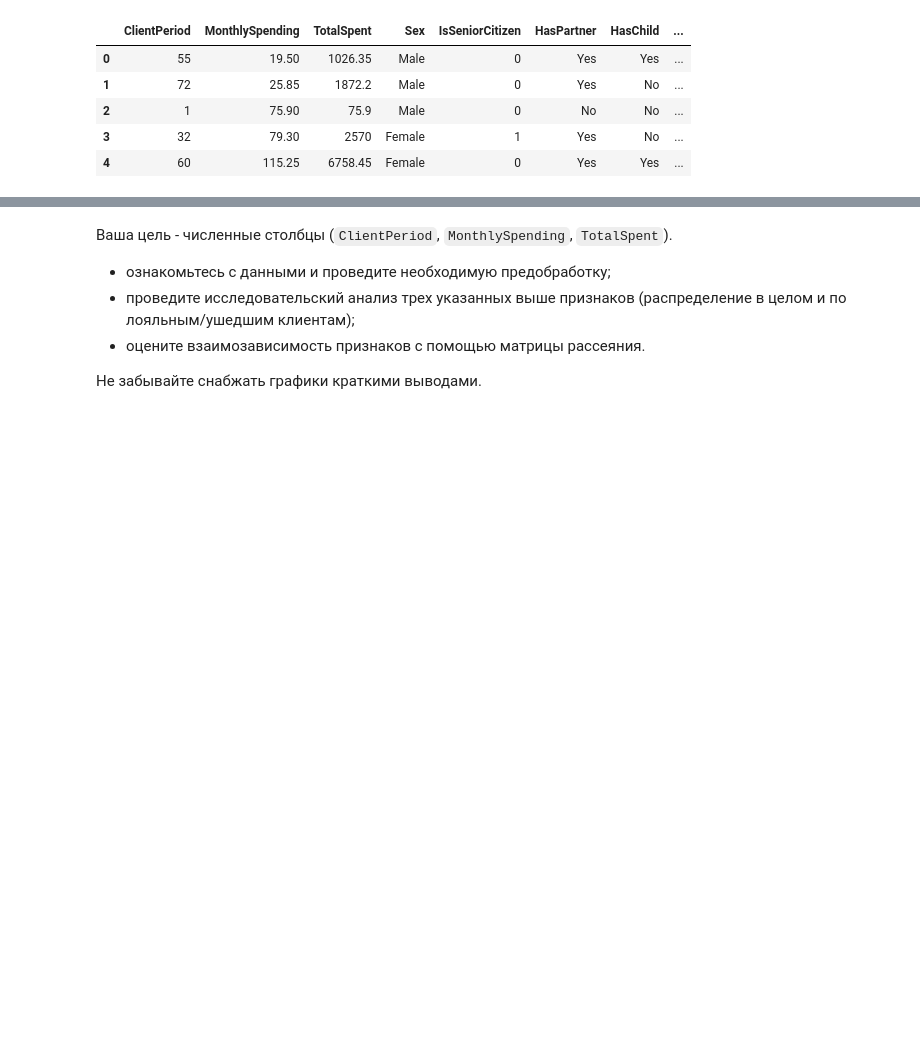
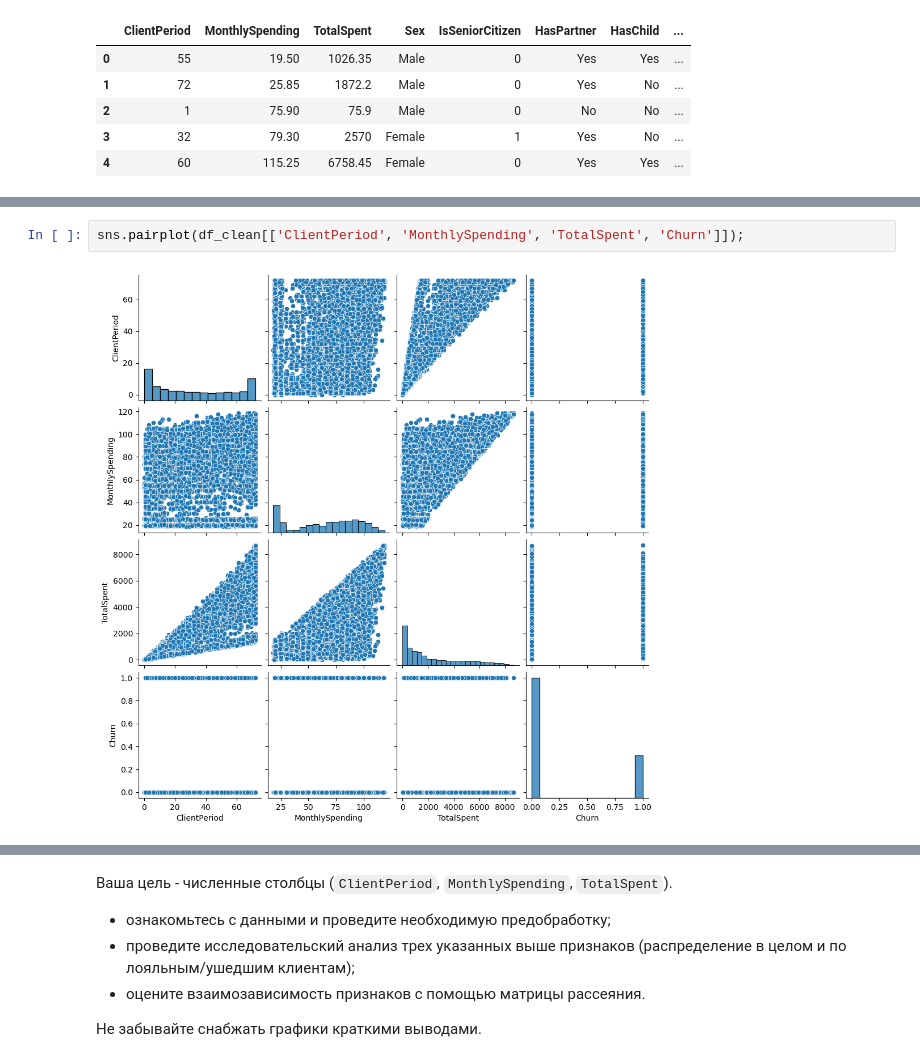
Before and after one commit to brunoyamtest/SC420-3007-1, a Jupyter notebook: 04 - eda.ipynb, the cells around one changed output, grey strips where cells are left out. Saved outputs shown, nothing was run; the diff lists cells and outputs as text; blank space fills up the shorter version.

```diff
--- a/04 - eda.ipynb
+++ b/04 - eda.ipynb
@@ -419,0 +492,4 @@ KeyError: "['HasPartner', 'HasChild', 'HasPhoneService', 'HasMultiplePhoneNumber
+# %%
+sns.pairplot(df_clean[['ClientPeriod', 'MonthlySpending', 'TotalSpent', 'Churn']]);
+# %% [output]
+[figure, added]
```
Also changed, not shown: parts of 20 cells of this notebook, 1 other file.
